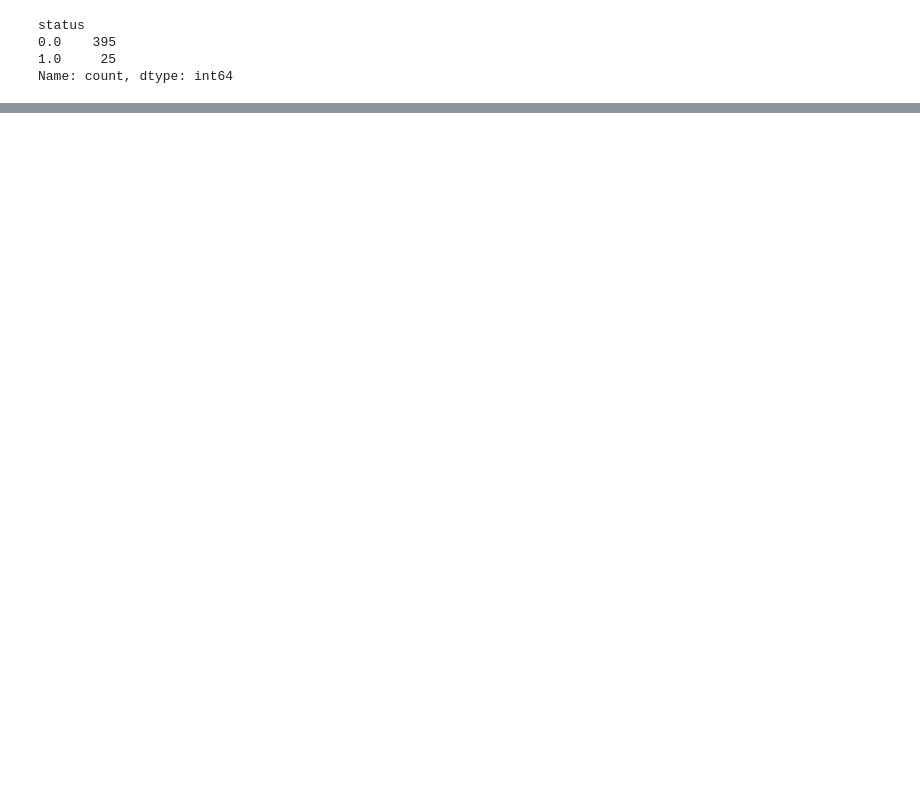
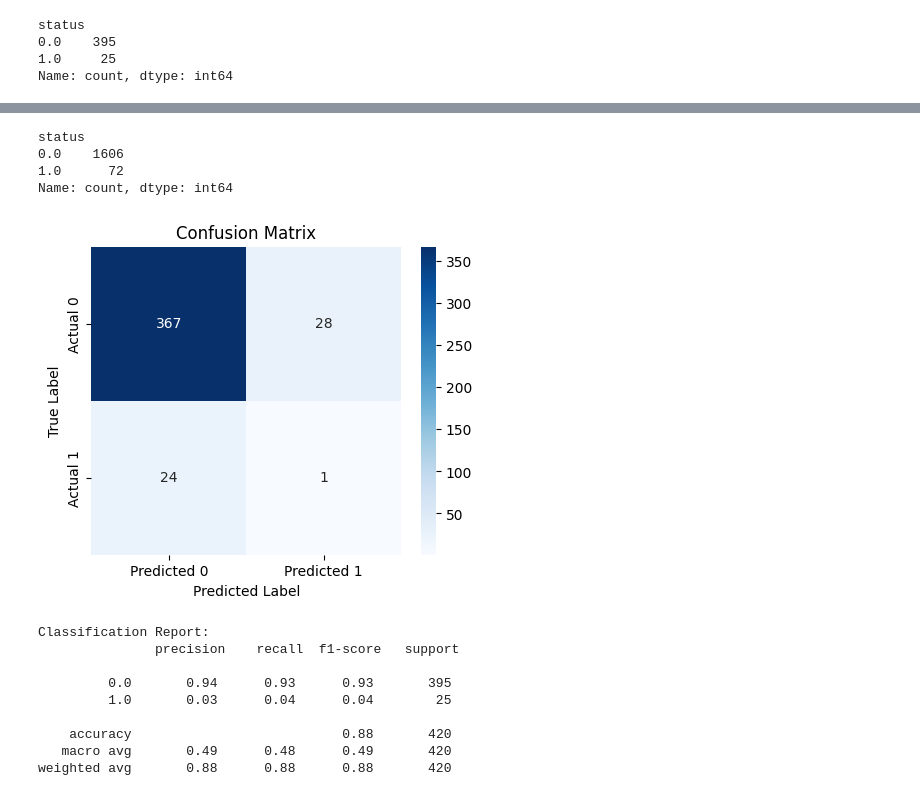
Before and after one commit to iamritikiit/Punjab-Govt-Data, a Jupyter notebook: Copy_of_Final_Classifier.ipynb, the cells around one changed output, grey strips where cells are left out. Cells and saved outputs as stored; diff of their text form; code cells hidden in the pictures; blank space fills up the shorter version.

```diff
--- a/Copy_of_Final_Classifier.ipynb
+++ b/Copy_of_Final_Classifier.ipynb
@@ -385,0 +456,40 @@ weighted avg       0.88      0.94      0.91       420
+# %%
+print(y_train.value_counts())
+# %% [output]
+status
+0.0    1606
+1.0      72
+Name: count, dtype: int64
+# %%
+from sklearn.metrics import confusion_matrix, classification_report
+import seaborn as sns
+import matplotlib.pyplot as plt
+
+# Generate predictions using the chosen threshold (e.g., 0.15)
+y_pred_probs = model.predict_proba(X_test)[:, 1]  # Get probabilities for class 1
+y_pred = (y_pred_probs >= 0.15).astype(int)  # Convert to binary using threshold
+
+# Create confusion matrix
+cm = confusion_matrix(y_test, y_pred)
+
+# Plot the confusion matrix
+plt.figure(figsize=(5, 4))
+sns.heatmap(cm, annot=True, fmt='d', cmap='Blues', xticklabels=["Predicted 0", "Predicted 1"], yticklabels=["Actual 0", "Actual 1"])
+plt.xlabel("Predicted Label")
+plt.ylabel("True Label")
+plt.title("Confusion Matrix")
+plt.show()
+
+# Print detailed performance metrics
+print("Classification Report:\n", classification_report(y_test, y_pred))
+# %% [output]
+[figure, added]
+Classification Report:
+               precision    recall  f1-score   support
+
+         0.0       0.94      0.93      0.93       395
+         1.0       0.03      0.04      0.04        25
+
+    accuracy                           0.88       420
+   macro avg       0.49      0.48      0.49       420
+weighted avg       0.88      0.88      0.88       420
```
Also changed, not shown: parts of 15 cells of this notebook.
